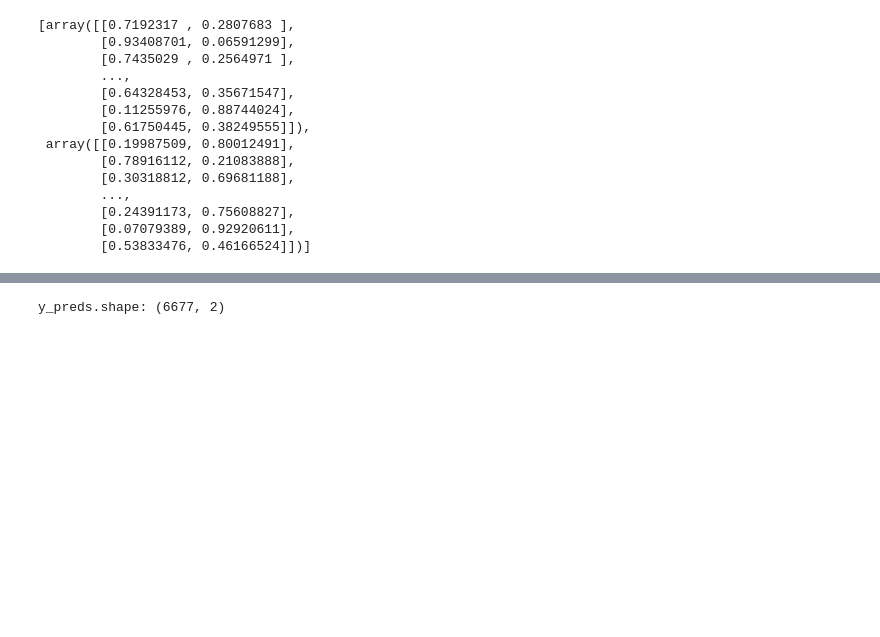
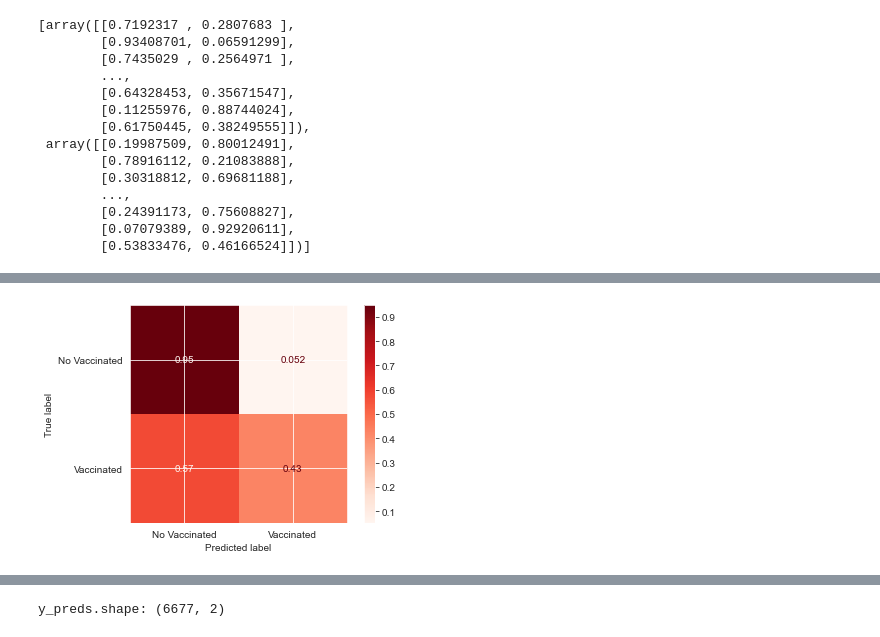
Before and after one commit to rcauvy/Flu_Shot_Learning, a Jupyter notebook: index.ipynb, the cells around one changed output, grey strips where cells are left out. Drawn from its saved outputs; the diff is of its cells as text; code cells hidden in the pictures; blank space fills up the shorter version.

```diff
--- a/index.ipynb
+++ b/index.ipynb
@@ -611,0 +919,6 @@ Wall time: 217 ms
+# %%
+plot_confusion_matrix(log_reg, X_test_tf,y_test_h1n1,cmap="Reds",
+                      display_labels=['No Vaccinated','Vaccinated'],
+                      normalize='true');
+# %% [output]
+[figure, added]
```
Also changed, not shown: parts of 78 cells of this notebook.
